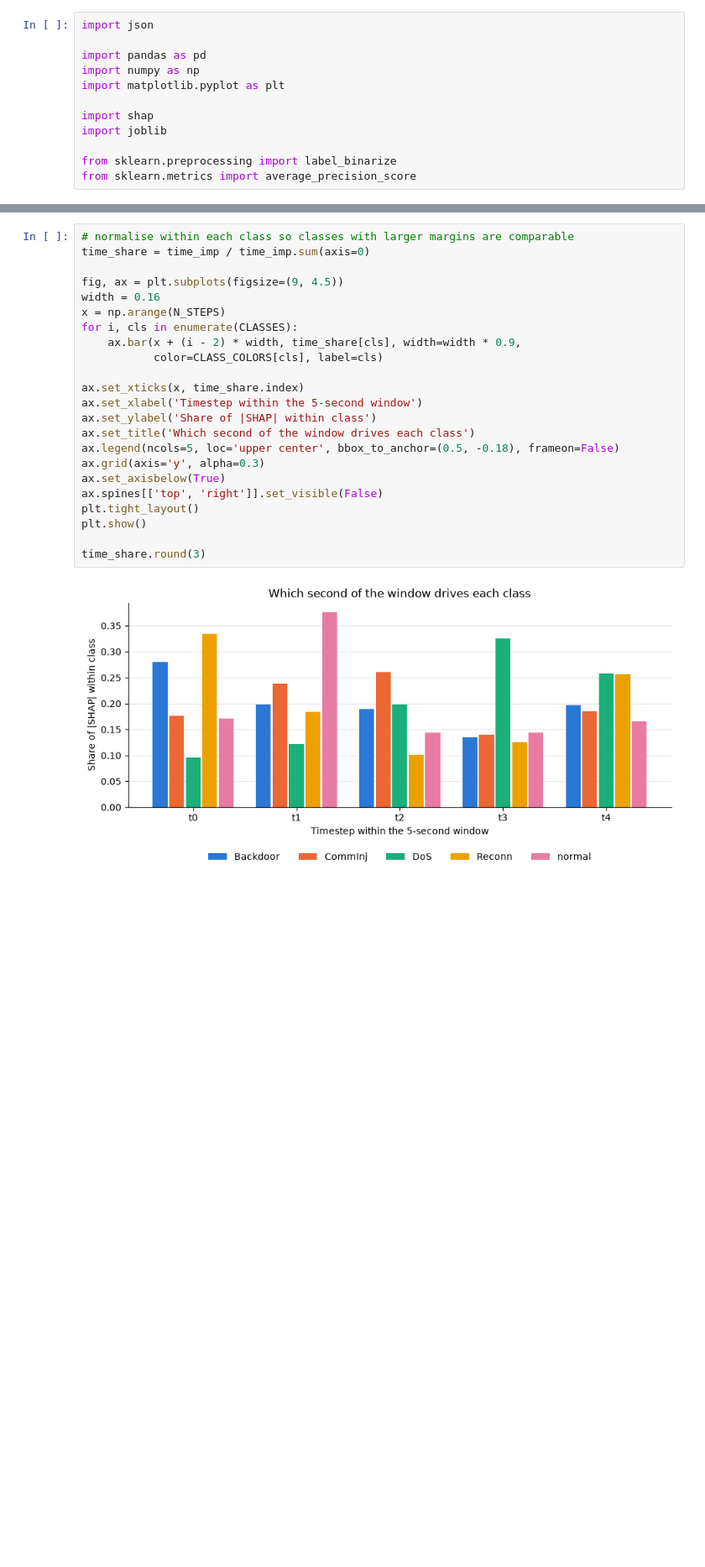
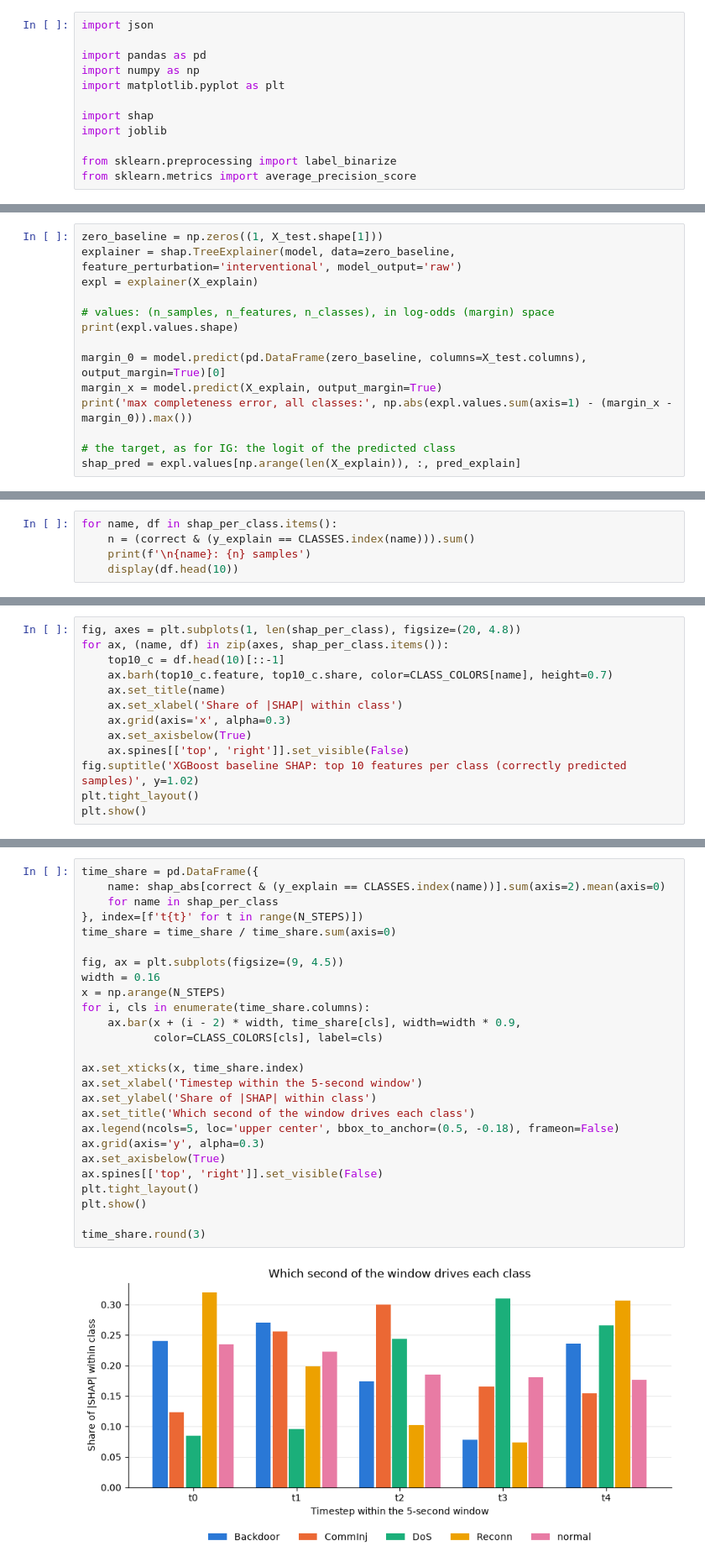
Before and after one commit to yjiahao/network-traffic-classification, a Jupyter notebook: src/model/xgboost_explain.ipynb, the cells around one changed output, grey strips where cells are left out. Shown at 84% size. Saved outputs shown, nothing was run; the diff lists cells and outputs as text; blank space fills up the shorter version.

```diff
--- a/src/model/xgboost_explain.ipynb
+++ b/src/model/xgboost_explain.ipynb
@@ -127,0 +82,14 @@ feat_imp.head(20)
+# %%
+zero_baseline = np.zeros((1, X_test.shape[1]))
+explainer = shap.TreeExplainer(model, data=zero_baseline, feature_perturbation='interventional', model_output='raw')
+expl = explainer(X_explain)
+
+# values: (n_samples, n_features, n_classes), in log-odds (margin) space
+print(expl.values.shape)
+
+margin_0 = model.predict(pd.DataFrame(zero_baseline, columns=X_test.columns), output_margin=True)[0]
+margin_x = model.predict(X_explain, output_margin=True)
+print('max completeness error, all classes:', np.abs(expl.values.sum(axis=1) - (margin_x - margin_0)).max())
+
+# the target, as for IG: the logit of the predicted class
+shap_pred = expl.values[np.arange(len(X_explain)), :, pred_explain]
@@ -150,0 +191,5 @@ plt.show()
+# %%
+for name, df in shap_per_class.items():
+    n = (correct & (y_explain == CLASSES.index(name))).sum()
+    print(f'\n{name}: {n} samples')
+    display(df.head(10))
@@ -150,0 +276,13 @@ plt.show()
+# %%
+fig, axes = plt.subplots(1, len(shap_per_class), figsize=(20, 4.8))
+for ax, (name, df) in zip(axes, shap_per_class.items()):
+    top10_c = df.head(10)[::-1]
+    ax.barh(top10_c.feature, top10_c.share, color=CLASS_COLORS[name], height=0.7)
+    ax.set_title(name)
+    ax.set_xlabel('Share of |SHAP| within class')
+    ax.grid(axis='x', alpha=0.3)
+    ax.set_axisbelow(True)
+    ax.spines[['top', 'right']].set_visible(False)
+fig.suptitle('XGBoost baseline SHAP: top 10 features per class (correctly predicted samples)', y=1.02)
+plt.tight_layout()
+plt.show()
@@ -153,26 +293,29 @@ plt.show()
 # %%
-# normalise within each class so classes with larger margins are comparable
-time_share = time_imp / time_imp.sum(axis=0)
+time_share = pd.DataFrame({
+    name: shap_abs[correct & (y_explain == CLASSES.index(name))].sum(axis=2).mean(axis=0)
+    for name in shap_per_class
+}, index=[f't{t}' for t in range(N_STEPS)])
+time_share = time_share / time_share.sum(axis=0)
 
 fig, ax = plt.subplots(figsize=(9, 4.5))
 width = 0.16
 x = np.arange(N_STEPS)
-for i, cls in enumerate(CLASSES):
+for i, cls in enumerate(time_share.columns):
     ax.bar(x + (i - 2) * width, time_share[cls], width=width * 0.9,
            color=CLASS_COLORS[cls], label=cls)
 
 ax.set_xticks(x, time_share.index)
 ax.set_xlabel('Timestep within the 5-second window')
 ax.set_ylabel('Share of |SHAP| within class')
 ax.set_title('Which second of the window drives each class')
 ax.legend(ncols=5, loc='upper center', bbox_to_anchor=(0.5, -0.18), frameon=False)
 ax.grid(axis='y', alpha=0.3)
 ax.set_axisbelow(True)
 ax.spines[['top', 'right']].set_visible(False)
 plt.tight_layout()
 plt.show()
 
 time_share.round(3)
 # %% [output]
-[figure, old version]
+[figure, new version]
 |  | Backdoor | CommInj | DoS | Reconn | normal |
```
Also changed, not shown: parts of 58 cells of this notebook, 3 other files.
